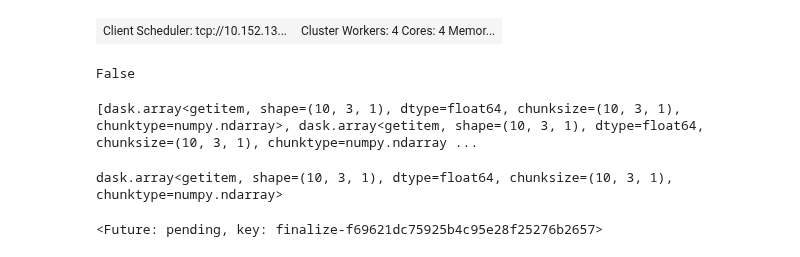
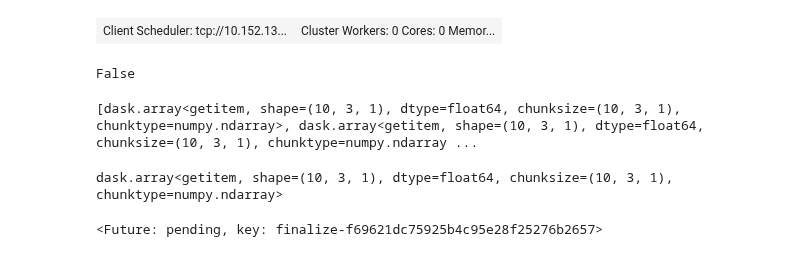
Before and after one commit to chrhck/contagion, a Jupyter notebook: examples/start_cluster.ipynb, the cells around one changed output. Cells and saved outputs as stored; diff of their text form; code cells hidden in the pictures.

```diff
--- a/examples/start_cluster.ipynb
+++ b/examples/start_cluster.ipynb
@@ -1,10 +1,10 @@
 # %%
 from dask.distributed import Client
 
-client = Client("tcp://10.152.133.30:44303")
+client = Client("tcp://10.152.133.30:37066")
 client
 # %% [output]
-| Client Scheduler: tcp://10.152.13... | Cluster Workers: 4 Cores: 4 Memor... |
+| Client Scheduler: tcp://10.152.13... | Cluster Workers: 0 Cores: 0 Memor... |
 # %%
 !rm scheduler.json
 client.write_scheduler_file("scheduler.json")
```
Also changed, not shown: 4 other files.
